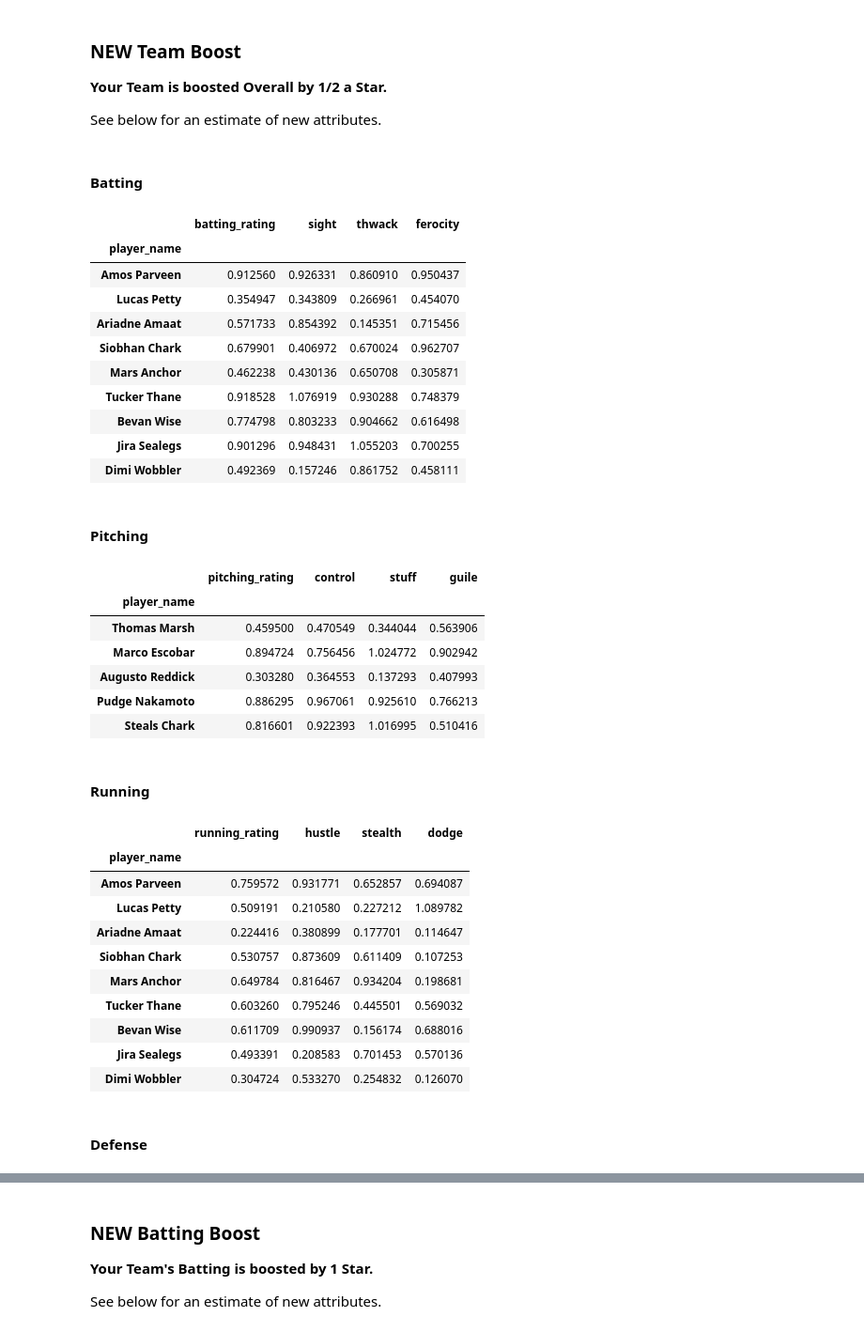
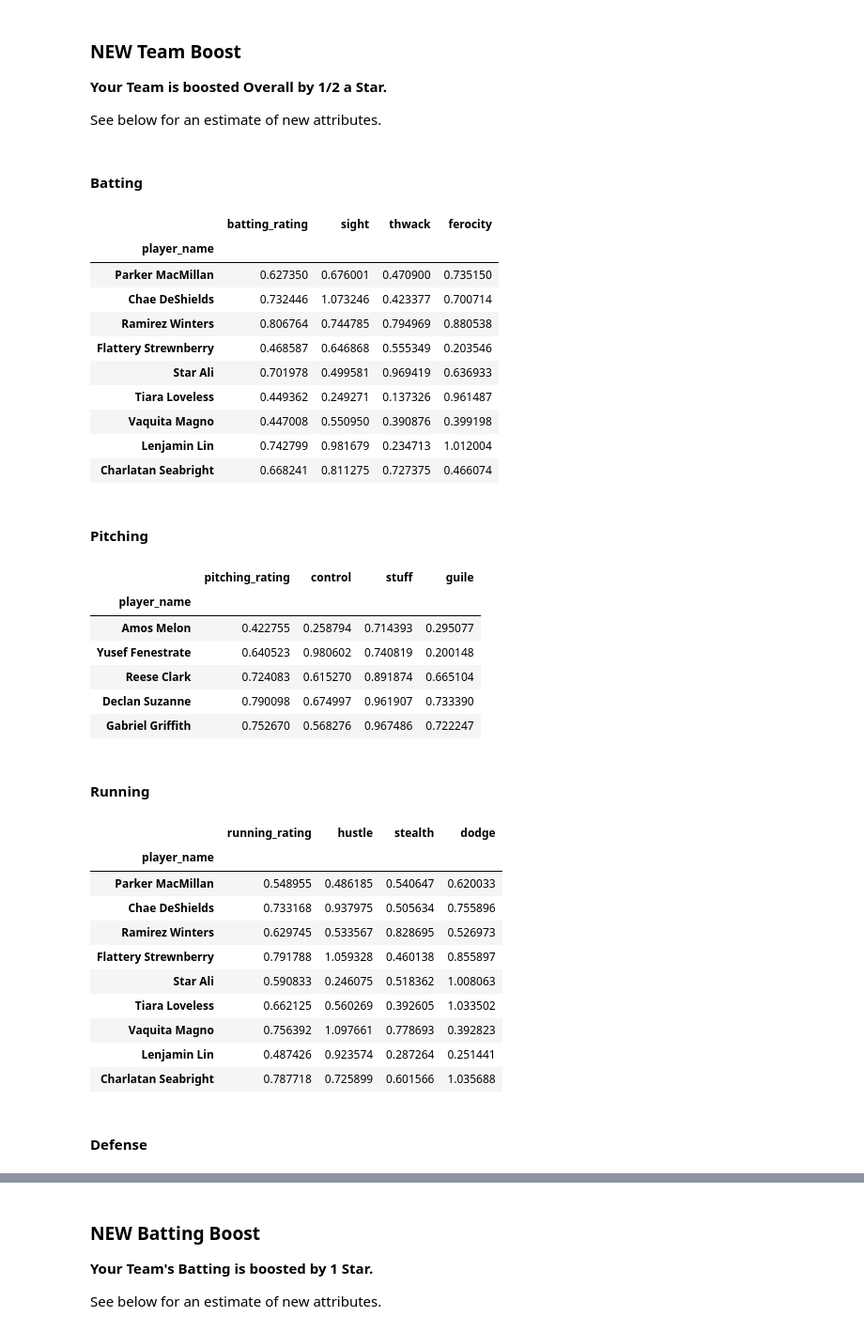
Before and after one commit to robbyblum/blaseball_notebooks, a Jupyter notebook: election_notes/s1.ipynb, the cells around one changed output, grey strips where cells are left out. Shown at 94% size. Saved outputs shown, nothing was run; the diff lists cells and outputs as text; code cells hidden in the pictures.

```diff
--- a/election_notes/s1.ipynb
+++ b/election_notes/s1.ipynb
@@ -28,0 +33,3 @@ pies = nlumpy_get_team_players('23e4cbc1-e9cd-47fa-a35b-bfa06f726cb7')
+# %%
+# crabs = all_data[all_data["team_id"] == "8d87c468-699a-47a8-b40d-cfb73a5660ad"].copy()
+crabs = nlumpy_get_team_players("8d87c468-699a-47a8-b40d-cfb73a5660ad")
@@ -133,49 +215,49 @@ set_heatmap(get_stars(pies).sort_values(by="overall_rating").head(5), maxVal=5)
 
 See below for an estimate of new attributes.
 # %%
-team_boost = pies.copy()
+team_boost = crabs.copy()
 boost_stats(team_boost, 'overall', 0.10)
 display(Markdown("#### Batting"))
 display(set_heatmap(get_batting_stlats(team_boost), maxVal=1))
 display(Markdown("#### Pitching"))
 display(set_heatmap(get_pitching_stlats(team_boost), maxVal=1))
 display(Markdown("#### Running"))
 display(set_heatmap(get_running_stlats(team_boost), maxVal=1))
 display(Markdown("#### Defense"))
 display(set_heatmap(get_defense_stlats(team_boost), maxVal=1))
 # %% [output]
 #### Batting
 |  | batting_rating | sight | thwack | ferocity |
 | player_name |  |  |  |  |
-| Amos Parveen | 0.912560 | 0.926331 | 0.860910 | 0.950437 |
-| Lucas Petty | 0.354947 | 0.343809 | 0.266961 | 0.454070 |
-| Ariadne Amaat | 0.571733 | 0.854392 | 0.145351 | 0.715456 |
-| Siobhan Chark | 0.679901 | 0.406972 | 0.670024 | 0.962707 |
-| Mars Anchor | 0.462238 | 0.430136 | 0.650708 | 0.305871 |
-| Tucker Thane | 0.918528 | 1.076919 | 0.930288 | 0.748379 |
-| Bevan Wise | 0.774798 | 0.803233 | 0.904662 | 0.616498 |
-| Jira Sealegs | 0.901296 | 0.948431 | 1.055203 | 0.700255 |
-| Dimi Wobbler | 0.492369 | 0.157246 | 0.861752 | 0.458111 |
+| Parker MacMillan | 0.627350 | 0.676001 | 0.470900 | 0.735150 |
+| Chae DeShields | 0.732446 | 1.073246 | 0.423377 | 0.700714 |
+| Ramirez Winters | 0.806764 | 0.744785 | 0.794969 | 0.880538 |
+| Flattery Strewnberry | 0.468587 | 0.646868 | 0.555349 | 0.203546 |
+| Star Ali | 0.701978 | 0.499581 | 0.969419 | 0.636933 |
+| Tiara Loveless | 0.449362 | 0.249271 | 0.137326 | 0.961487 |
+| Vaquita Magno | 0.447008 | 0.550950 | 0.390876 | 0.399198 |
+| Lenjamin Lin | 0.742799 | 0.981679 | 0.234713 | 1.012004 |
+| Charlatan Seabright | 0.668241 | 0.811275 | 0.727375 | 0.466074 |
 #### Pitching
 |  | pitching_rating | control | stuff | guile |
 | player_name |  |  |  |  |
-| Thomas Marsh | 0.459500 | 0.470549 | 0.344044 | 0.563906 |
-| Marco Escobar | 0.894724 | 0.756456 | 1.024772 | 0.902942 |
-| Augusto Reddick | 0.303280 | 0.364553 | 0.137293 | 0.407993 |
-| Pudge Nakamoto | 0.886295 | 0.967061 | 0.925610 | 0.766213 |
-| Steals Chark | 0.816601 | 0.922393 | 1.016995 | 0.510416 |
+| Amos Melon | 0.422755 | 0.258794 | 0.714393 | 0.295077 |
+| Yusef Fenestrate | 0.640523 | 0.980602 | 0.740819 | 0.200148 |
+| Reese Clark | 0.724083 | 0.615270 | 0.891874 | 0.665104 |
+| Declan Suzanne | 0.790098 | 0.674997 | 0.961907 | 0.733390 |
+| Gabriel Griffith | 0.752670 | 0.568276 | 0.967486 | 0.722247 |
 #### Running
 |  | running_rating | hustle | stealth | dodge |
 | player_name |  |  |  |  |
-| Amos Parveen | 0.759572 | 0.931771 | 0.652857 | 0.694087 |
-| Lucas Petty | 0.509191 | 0.210580 | 0.227212 | 1.089782 |
-| Ariadne Amaat | 0.224416 | 0.380899 | 0.177701 | 0.114647 |
-| Siobhan Chark | 0.530757 | 0.873609 | 0.611409 | 0.107253 |
-| Mars Anchor | 0.649784 | 0.816467 | 0.934204 | 0.198681 |
-| Tucker Thane | 0.603260 | 0.795246 | 0.445501 | 0.569032 |
-| Bevan Wise | 0.611709 | 0.990937 | 0.156174 | 0.688016 |
-| Jira Sealegs | 0.493391 | 0.208583 | 0.701453 | 0.570136 |
-| Dimi Wobbler | 0.304724 | 0.533270 | 0.254832 | 0.126070 |
+| Parker MacMillan | 0.548955 | 0.486185 | 0.540647 | 0.620033 |
+| Chae DeShields | 0.733168 | 0.937975 | 0.505634 | 0.755896 |
+| Ramirez Winters | 0.629745 | 0.533567 | 0.828695 | 0.526973 |
+| Flattery Strewnberry | 0.791788 | 1.059328 | 0.460138 | 0.855897 |
+| Star Ali | 0.590833 | 0.246075 | 0.518362 | 1.008063 |
+| Tiara Loveless | 0.662125 | 0.560269 | 0.392605 | 1.033502 |
+| Vaquita Magno | 0.756392 | 1.097661 | 0.778693 | 0.392823 |
+| Lenjamin Lin | 0.487426 | 0.923574 | 0.287264 | 0.251441 |
+| Charlatan Seabright | 0.787718 | 0.725899 | 0.601566 | 1.035688 |
 #### Defense
 |  | defense_rating | reach | magnet | reflex |
 | player_name |  |  |  |  |
```
Also changed, not shown: parts of 33 cells of this notebook.
